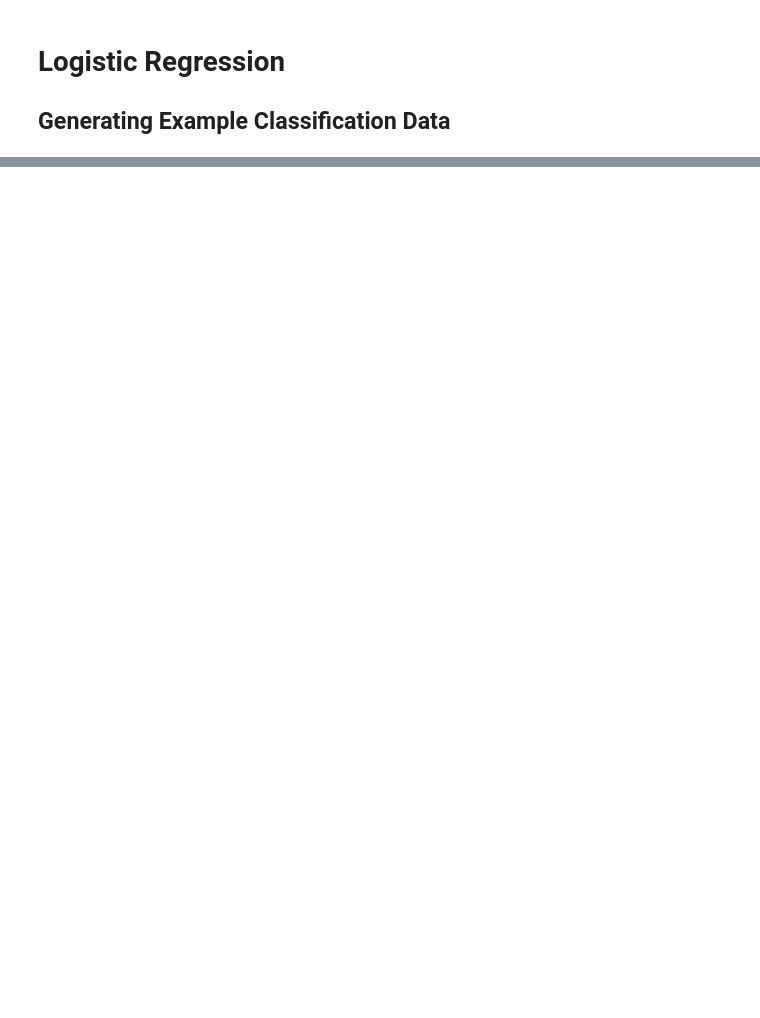
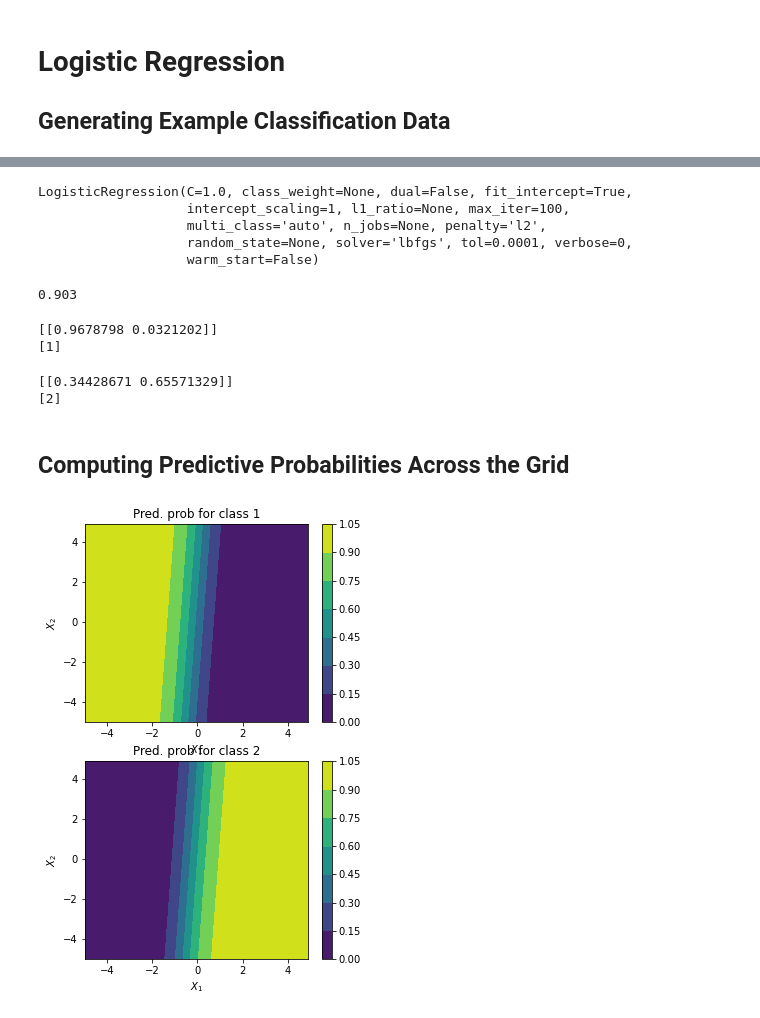
Before and after one commit to gnjardim/python-for-research, a Jupyter notebook: misc/logistic_regression.ipynb, the cells around one changed output, grey strips where cells are left out. Cells and saved outputs as stored; diff of their text form; code cells hidden in the pictures; blank space fills up the shorter version.

Commit message:
logistic regression changes

```diff
--- a/misc/logistic_regression.ipynb
+++ b/misc/logistic_regression.ipynb
@@ -34,0 +39,67 @@ plot_data(x1, y1, x2, y2)
+# %%
+n = 1000
+
+# bind variables
+X = np.vstack((np.vstack((x1, y1)).T, np.vstack((x2, y2)).T))
+
+# generate dependent variable
+y = np.hstack((np.repeat(1, n), np.repeat(2, n)))
+
+# split train and test
+X_train, X_test, y_train, y_test = train_test_split(X, y, train_size = 0.5, random_state = 1)
+# %%
+from sklearn.linear_model import LogisticRegression
+
+clf = LogisticRegression()
+clf.fit(X_train, y_train)
+# %% [output]
+LogisticRegression(C=1.0, class_weight=None, dual=False, fit_intercept=True,
+                   intercept_scaling=1, l1_ratio=None, max_iter=100,
+                   multi_class='auto', n_jobs=None, penalty='l2',
+                   random_state=None, solver='lbfgs', tol=0.0001, verbose=0,
+                   warm_start=False)
+# %%
+clf.score(X_test, y_test)
+# %% [output]
+0.903
+# %%
+# probability of class 1, probability of class 2
+print(clf.predict_proba(np.array([-2, 0]).reshape(1, -1)))
+
+# predict class based on our input
+print(clf.predict(np.array([-2, 0]).reshape(1, -1)))
+# %% [output]
+[[0.9678798 0.0321202]]
+[1]
+# %%
+# probability of class 1, probability of class 2
+print(clf.predict_proba(np.array([0, -2]).reshape(1, -1)))
+
+# predict class based on our input
+print(clf.predict(np.array([0, -2]).reshape(1, -1)))
+# %% [output]
+[[0.34428671 0.65571329]]
+[2]
+# %% [markdown]
+## Computing Predictive Probabilities Across the Grid
+# %%
+def plot_probs(ax, clf, class_no):
+    xx1, xx2 = np.meshgrid(np.arange(-5, 5, 0.1), np.arange(-5, 5, 0.1))
+    probs = clf.predict_proba(np.stack((xx1.ravel(), xx2.ravel()), axis=1))
+    Z = probs[:,class_no]
+    Z = Z.reshape(xx1.shape)
+    CS = ax.contourf(xx1, xx2, Z)
+    cbar = plt.colorbar(CS)
+    plt.xlabel("$X_1$")
+    plt.ylabel("$X_2$")
+# %%
+plt.figure(figsize=(5,8))
+ax = plt.subplot(211)
+plot_probs(ax, clf, 0)
+plt.title("Pred. prob for class 1")
+
+ax = plt.subplot(212)
+plot_probs(ax, clf, 1)
+plt.title("Pred. prob for class 2");
+# %% [output]
+[figure, added]
```
Also changed, not shown: parts of 3 cells of this notebook.
